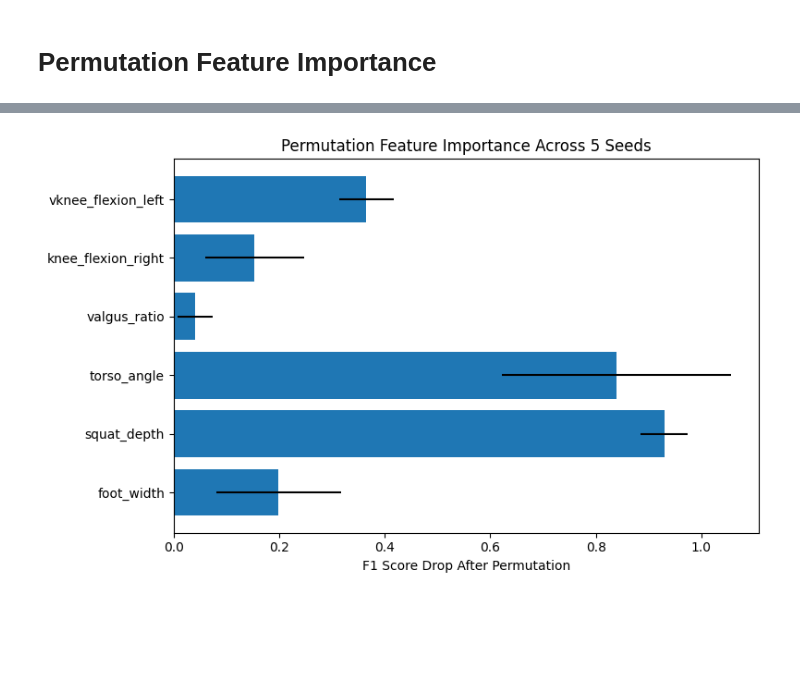
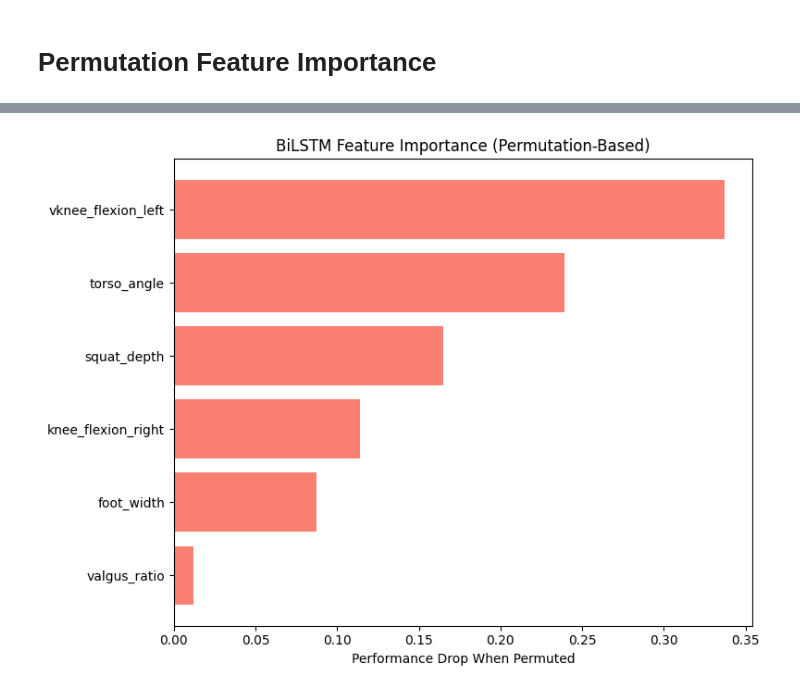
Before and after one commit to perujuice/BScThesis, a Jupyter notebook: models/biLSTM.ipynb, the cells around one changed output, grey strips where cells are left out. Cells and saved outputs as stored; diff of their text form; code cells hidden in the pictures; blank space fills up the shorter version.

Commit message:
updated figures for each experiment

```diff
--- a/models/biLSTM.ipynb
+++ b/models/biLSTM.ipynb
@@ -232,12 +232,2 @@ Epoch 100/100
 # %% [markdown]
 # Save the model for reproducability
-# %%
-
-X_train, X_test, y_train, y_test = train_test_split(
-        X_data, y_labels, test_size=0.2, stratify=y_labels, random_state=seeds[1]
-    )
-
-
-
-print(X_train.shape, X_test.shape, y_train.shape, y_test.shape)
-print(y_test)
@@ -265,15 +254,15 @@ for seed in seeds:
     )
 
     # Use the augmenter class
-    augmenter = Augmenter(noise_std=0.05, noise_n=2, mirror=False)
-    X_train, y_train = augmenter.augment(X_train, y_train, base_seed=seed)
+    #augmenter = Augmenter(noise_std=0.05, noise_n=2, mirror=False)
+    #X_train, y_train = augmenter.augment(X_train, y_train, base_seed=seed)
 
     # Manually define a config you want to test
     fixed_config = {
         "lstm_units": 96,
-        "dropout_rate": 0.4,
+        "dropout_rate": 0.3,
         "learning_rate": 0.0003,
-        "epochs": 150,
+        "epochs": 100,
         "batch_size": 32
     }
 
@@ -368,31 +357,17 @@ plt.show()
 # %% [markdown]
 # Permutation Feature Importance
 # %%
-from sklearn.metrics import f1_score
-from collections import defaultdict
+from sklearn.metrics import accuracy_score
+import numpy as np
+import pandas as pd
 
-# Your seeds — only use first 5
-pi_digit_string = "1415926535897932384626433832795028841971"
-seeds = [int(pi_digit_string[i:i+2]) for i in range(0, len(pi_digit_string), 2)][:5]
-
-# Your 6 feature names
-feature_names = [
-    "vknee_flexion_left",
-    "knee_flexion_right",
-    "valgus_ratio",
-    "torso_angle",
-    "squat_depth",
-    "foot_width"
-]
+feature_names = ["vknee_flexion_left", "knee_flexion_right", "valgus_ratio", "torso_angle", "squat_depth", "foot_width"]
+all_importances = []
 
 # Augmenter class assumed to be imported and available
 augmenter = Augmenter(noise_std=0.05, noise_n=2, mirror=False)
 
-# Store F1 drops per feature across seeds
-perm_importance = defaultdict(list)
-
 for seed in seeds:
-    print(f"\n🔁 Permutation importance with seed {seed}")
     set_seed(seed)
 
     # Train/test split
@@ -400,45 +375,43 @@ for seed in seeds:
         X_data, y_labels, test_size=0.2, stratify=y_labels, random_state=seed
     )
 
-    # Augment training set
     X_train, y_train = augmenter.augment(X_train, y_train, base_seed=seed)
 
-    # Build and train model
+    # Train model
     model_builder = make_model_builder(input_shape=(X_train.shape[1], X_train.shape[2]))
-    model = model_builder(lstm_units=96, dropout_rate=0.4, learning_rate=0.0003)
-    model.fit(X_train, y_train, epochs=150, batch_size=32, verbose=0)
+    model = model_builder(lstm_units=96, dropout_rate=0.3, learning_rate=0.0003)
+    model.fit(X_train, y_train, epochs=100, batch_size=32, verbose=0)
 
-    # Predict baseline F1
-    y_pred_base = (model.predict(X_test).flatten() > 0.5).astype(int)
-    baseline_f1 = f1_score(y_test, y_pred_base)
+    # Get original score
+    y_pred = (model.predict(X_test) > 0.5).astype(int)
+    base_acc = accuracy_score(y_test, y_pred)
 
-    for i, feature_name in enumerate(feature_names):
-        X_permuted = X_test.copy()
+    importances = []
+    for i in range(X_test.shape[2]):
+        X_test_perm = X_test.copy()
+        for t in range(X_test.shape[1]):
+            np.random.shuffle(X_test_perm[:, t, i])  # shuffle the i-th feature across all samples at time t
 
-        # Shuffle i-th feature across time for each sample
-        for sample in X_permuted:
-            np.random.shuffle(sample[:, i])
+        y_pred_perm = (model.predict(X_test_perm) > 0.5).astype(int)
+        perm_acc = accuracy_score(y_test, y_pred_perm)
+        importance = base_acc - perm_acc
+        importances.append(importance)
 
-        y_pred_perm = (model.predict(X_permuted).flatten() > 0.5).astype(int)
-        permuted_f1 = f1_score(y_test, y_pred_perm)
-        drop = baseline_f1 - permuted_f1
-        perm_importance[feature_name].append(drop)
+    all_importances.append(importances)
 
-# Summarize results
-print("\n📊 Mean ± Std F1 Drop (Permutation Importance):")
-for name in feature_names:
-    drops = perm_importance[name]
-    print(f"{name:<25}: {np.mean(drops):.4f} ± {np.std(drops):.4f}")
+# Average across seeds
+mean_importance = np.mean(np.stack(all_importances), axis=0)
 
-# Plot averaged importance
-mean_drops = [np.mean(perm_importance[name]) for name in feature_names]
-std_drops = [np.std(perm_importance[name]) for name in feature_names]
+# Plot
+shap_df = pd.DataFrame({
+    "Feature": feature_names,
+    "Mean Permutation Drop": mean_importance
+}).sort_values(by="Mean Permutation Drop", ascending=False)
 
-plt.figure(figsize=(8, 5))
-plt.barh(feature_names, mean_drops, xerr=std_drops)
-plt.xlabel("F1 Score Drop After Permutation")
-plt.title("Permutation Feature Importance Across 5 Seeds")
-plt.gca().invert_yaxis()
+plt.figure(figsize=(8, 6))
+plt.barh(shap_df["Feature"][::-1], shap_df["Mean Permutation Drop"][::-1], color="salmon")
+plt.xlabel("Performance Drop When Permuted")
+plt.title("BiLSTM Feature Importance (Permutation-Based)")
 plt.tight_layout()
 plt.show()
 # %% [output]
@@ -462 +435 @@ foot_width               : 0.1989 ± 0.1177
-[figure, old version]
+[figure, new version]
```
Also changed, not shown: parts of 8 cells of this notebook, 11 other files.
